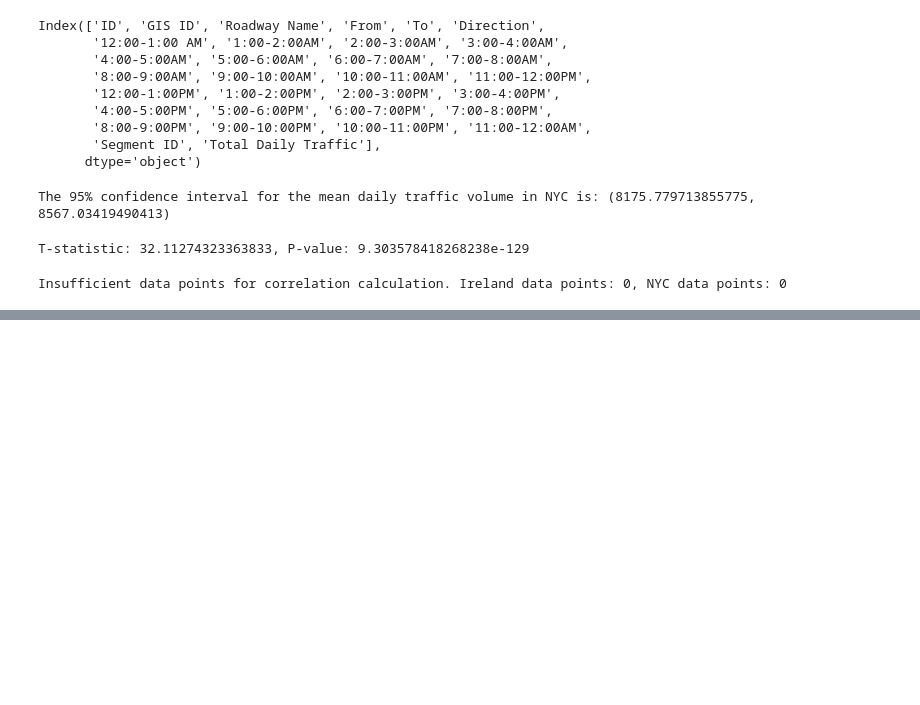
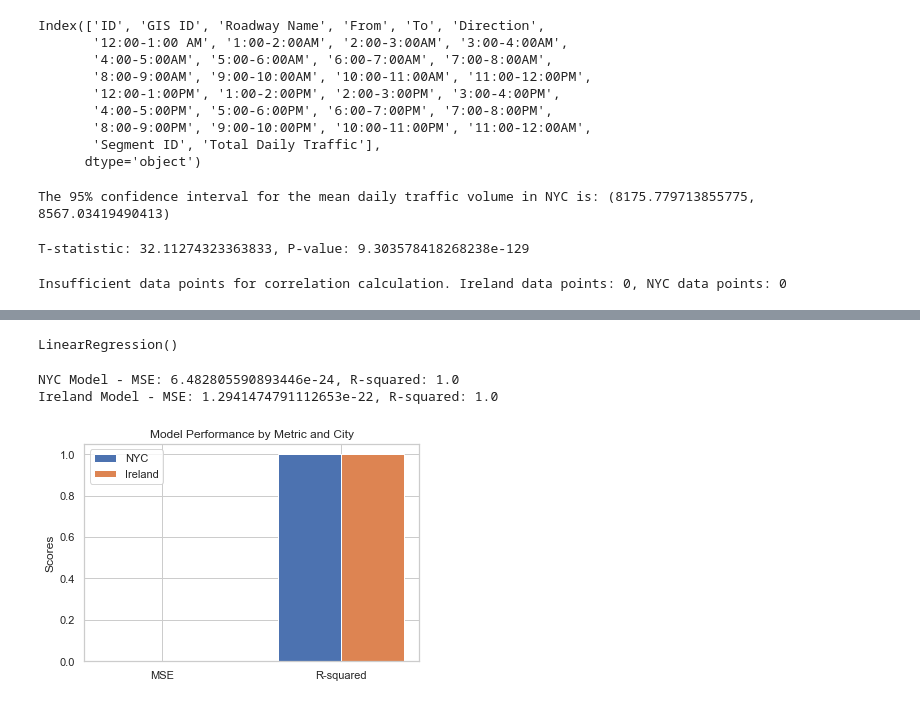
Before and after one commit to WhoisClean/ireland_transport, a Jupyter notebook: transport_ireland.ipynb, the cells around one changed output, grey strips where cells are left out. Drawn from its saved outputs; the diff is of its cells as text; code cells hidden in the pictures; blank space fills up the shorter version.

```diff
--- a/transport_ireland.ipynb
+++ b/transport_ireland.ipynb
@@ -662,0 +653,55 @@ NameError: name 'dataframe' is not defined
+# %%
+# Train the model on NYC data
+model_nyc = LinearRegression()
+model_nyc.fit(X_train_nyc, y_train_nyc)
+
+# Train the model on Ireland data
+model_ireland = LinearRegression()
+model_ireland.fit(X_train_ireland, y_train_ireland)
+# %% [output]
+LinearRegression()
+# %%
+from sklearn.metrics import r2_score, mean_squared_error
+import numpy as np
+
+# Evaluate NYC model
+y_pred_nyc = model_nyc.predict(X_test_nyc)
+mse_nyc = mean_squared_error(y_test_nyc, y_pred_nyc)
+r2_nyc = r2_score(y_test_nyc, y_pred_nyc)
+
+print(f"NYC Model - MSE: {mse_nyc}, R-squared: {r2_nyc}")
+
+# Evaluate Ireland model
+y_pred_ireland = model_ireland.predict(X_test_ireland)
+mse_ireland = mean_squared_error(y_test_ireland, y_pred_ireland)
+r2_ireland = r2_score(y_test_ireland, y_pred_ireland)
+
+print(f"Ireland Model - MSE: {mse_ireland}, R-squared: {r2_ireland}")
+# %% [output]
+NYC Model - MSE: 6.482805590893446e-24, R-squared: 1.0
+Ireland Model - MSE: 1.2941474791112653e-22, R-squared: 1.0
+# %%
+import matplotlib.pyplot as plt
+
+# Visualization of Model Performance
+metrics = ['MSE', 'R-squared']
+values_nyc = [mse_nyc, r2_nyc]
+values_ireland = [mse_ireland, r2_ireland]
+
+x = np.arange(len(metrics))  # the label locations
+width = 0.35  # the width of the bars
+
+fig, ax = plt.subplots()
+rects1 = ax.bar(x - width/2, values_nyc, width, label='NYC')
+rects2 = ax.bar(x + width/2, values_ireland, width, label='Ireland')
+
+# Add some text for labels, title and custom x-axis tick labels, etc.
+ax.set_ylabel('Scores')
+ax.set_title('Model Performance by Metric and City')
+ax.set_xticks(x)
+ax.set_xticklabels(metrics)
+ax.legend()
+
+plt.show()
+# %% [output]
+[figure, added]
```
Also changed, not shown: parts of 3 cells of this notebook.
